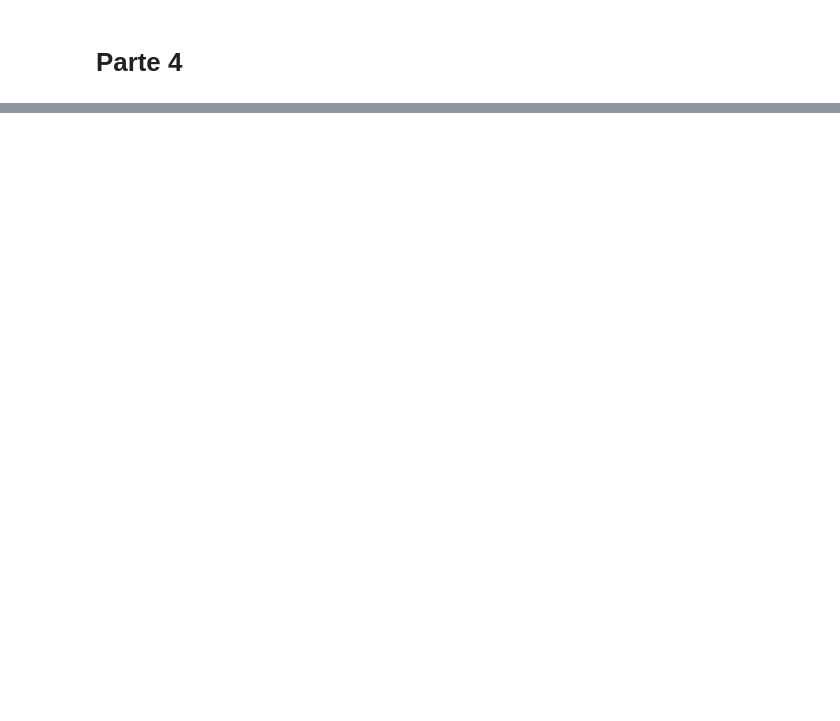
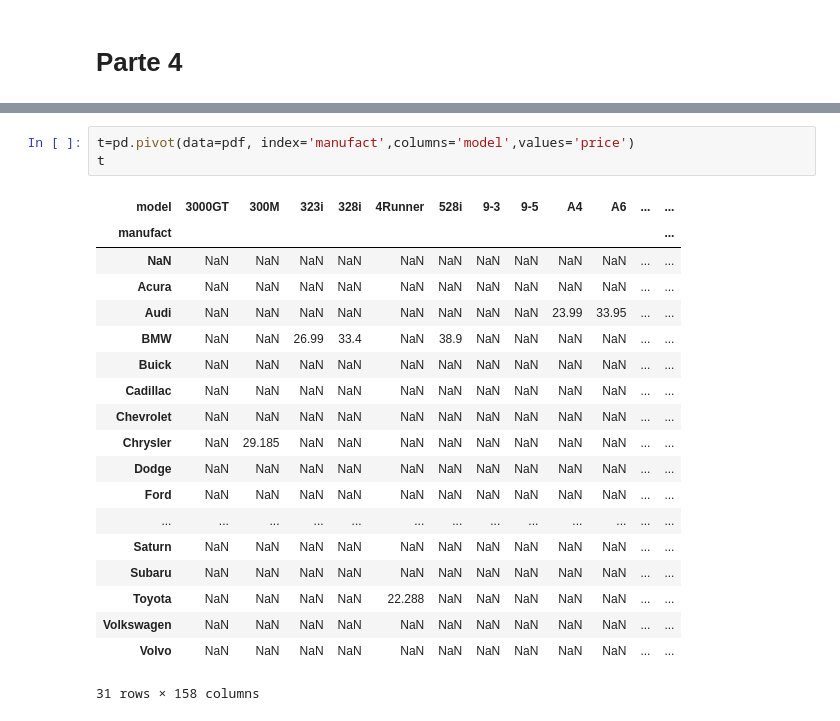
Before and after one commit to dfbustosus/Curso-Data-Engineering, a Jupyter notebook: Clase 6/Actividad_Semana5.ipynb, the cells around one changed output, grey strips where cells are left out. Saved outputs shown, nothing was run; the diff lists cells and outputs as text; blank space fills up the shorter version.

```diff
--- a/Clase 6/Actividad_Semana5.ipynb
+++ b/Clase 6/Actividad_Semana5.ipynb
@@ -160,0 +232,23 @@ pdf[['manufact','horsepow','mpg']].groupby(by='manufact').describe()
+# %%
+t=pd.pivot(data=pdf, index='manufact',columns='model',values='price')
+t
+# %% [output]
+| model | 3000GT | 300M | 323i | 328i | 4Runner | 528i | 9-3 | 9-5 | A4 | A6 | ... | ... |
+| manufact |  |  |  |  |  |  |  |  |  |  |  | ... |
+| NaN | NaN | NaN | NaN | NaN | NaN | NaN | NaN | NaN | NaN | NaN | ... | ... |
+| Acura | NaN | NaN | NaN | NaN | NaN | NaN | NaN | NaN | NaN | NaN | ... | ... |
+| Audi | NaN | NaN | NaN | NaN | NaN | NaN | NaN | NaN | 23.99 | 33.95 | ... | ... |
+| BMW | NaN | NaN | 26.99 | 33.4 | NaN | 38.9 | NaN | NaN | NaN | NaN | ... | ... |
+| Buick | NaN | NaN | NaN | NaN | NaN | NaN | NaN | NaN | NaN | NaN | ... | ... |
+| Cadillac | NaN | NaN | NaN | NaN | NaN | NaN | NaN | NaN | NaN | NaN | ... | ... |
+| Chevrolet | NaN | NaN | NaN | NaN | NaN | NaN | NaN | NaN | NaN | NaN | ... | ... |
+| Chrysler | NaN | 29.185 | NaN | NaN | NaN | NaN | NaN | NaN | NaN | NaN | ... | ... |
+| Dodge | NaN | NaN | NaN | NaN | NaN | NaN | NaN | NaN | NaN | NaN | ... | ... |
+| Ford | NaN | NaN | NaN | NaN | NaN | NaN | NaN | NaN | NaN | NaN | ... | ... |
+| ... | ... | ... | ... | ... | ... | ... | ... | ... | ... | ... | ... | ... |
+| Saturn | NaN | NaN | NaN | NaN | NaN | NaN | NaN | NaN | NaN | NaN | ... | ... |
+| Subaru | NaN | NaN | NaN | NaN | NaN | NaN | NaN | NaN | NaN | NaN | ... | ... |
+| Toyota | NaN | NaN | NaN | NaN | 22.288 | NaN | NaN | NaN | NaN | NaN | ... | ... |
+| Volkswagen | NaN | NaN | NaN | NaN | NaN | NaN | NaN | NaN | NaN | NaN | ... | ... |
+| Volvo | NaN | NaN | NaN | NaN | NaN | NaN | NaN | NaN | NaN | NaN | ... | ... |
+31 rows × 158 columns
```
Also changed, not shown: parts of 8 cells of this notebook, 5 other files.
